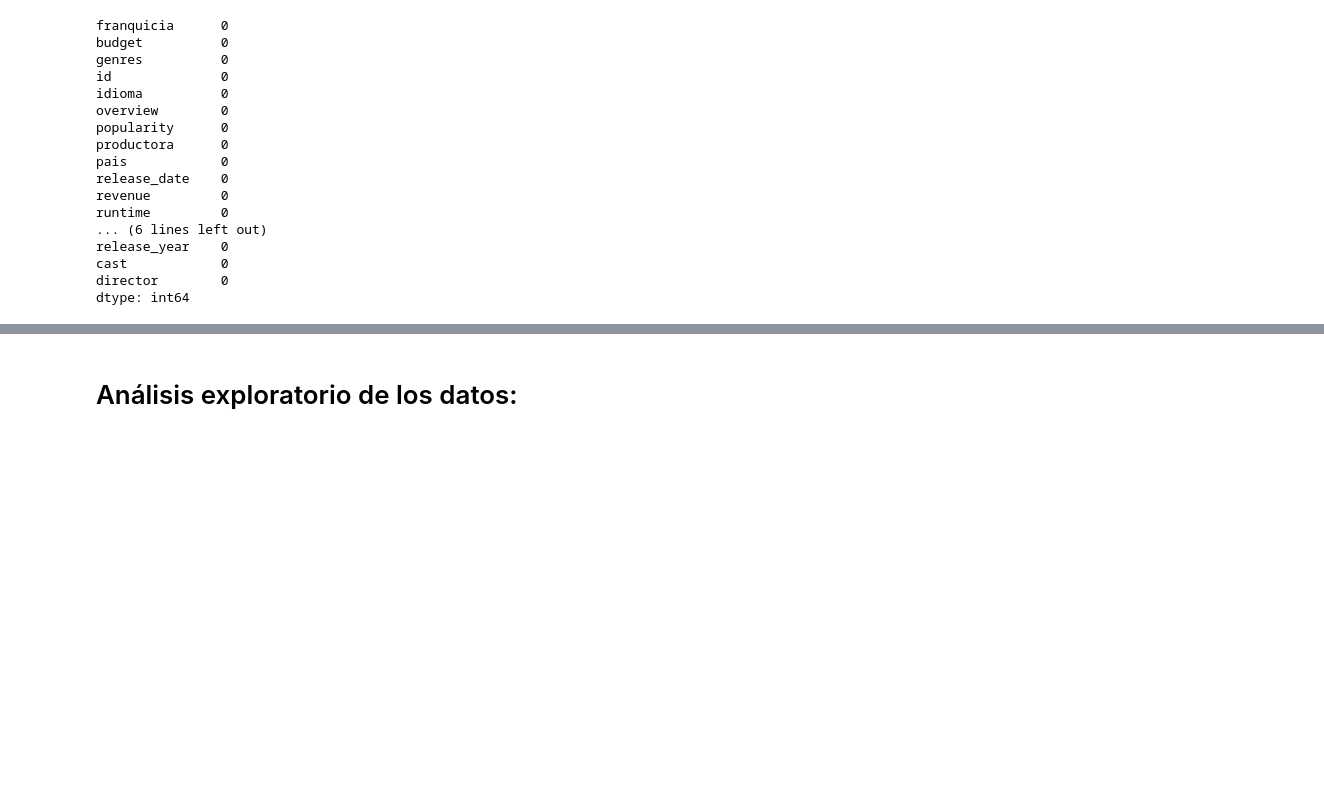
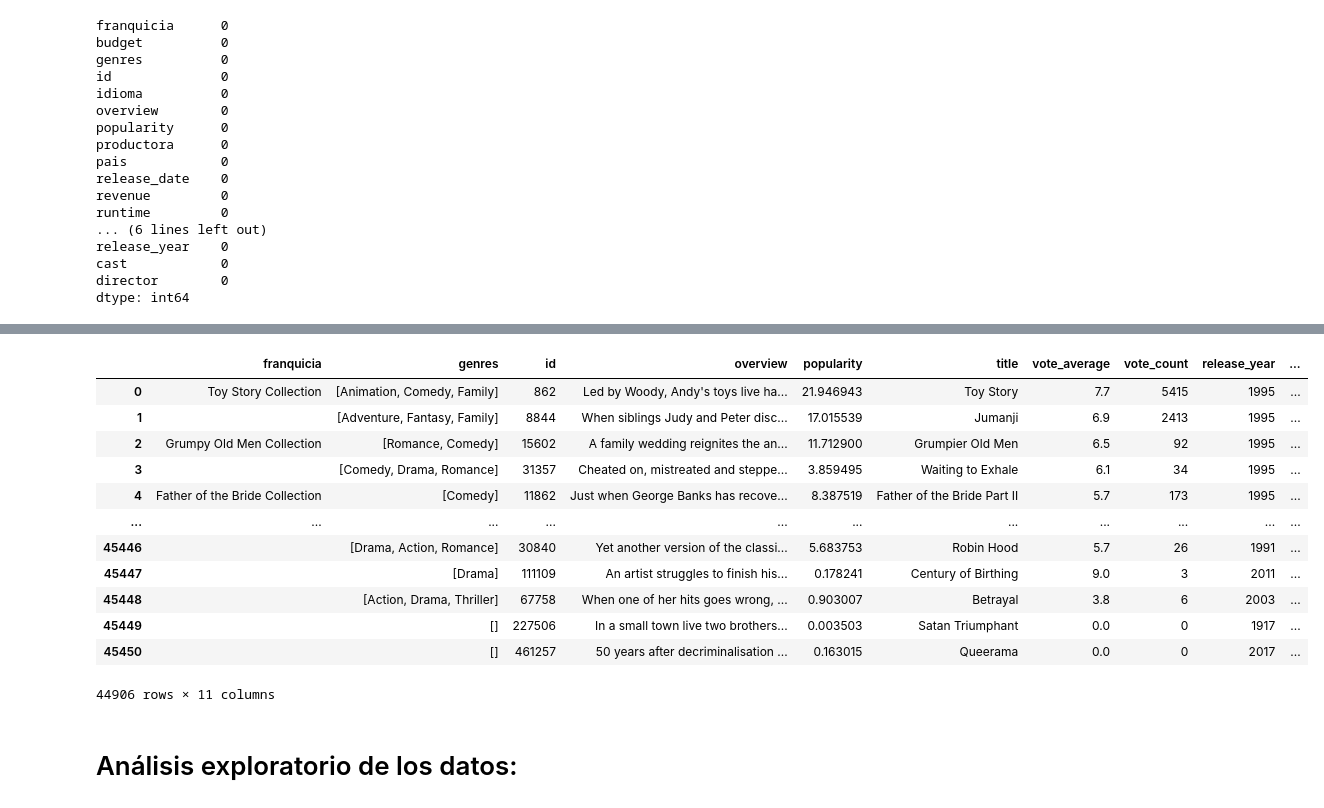
Before and after one commit to smlopez30/Proyecto-individual-Parte-1, a Jupyter notebook: DataEingenier.ipynb, the cells around one changed output, grey strips where cells are left out. Cells and saved outputs as stored; diff of their text form; code cells hidden in the pictures; blank space fills up the shorter version.

```diff
--- a/DataEingenier.ipynb
+++ b/DataEingenier.ipynb
@@ -231,11 +231,16 @@ release_year    0
 cast            0
 director        0
 dtype: int64
+# %%
+# Se crea un nuvo dataset para el sistema de recomendacion
+peliculas_procesadas = peliculas
 # %%
 # reemplazar valores NaN por cadenas vacías
-peliculas.fillna('', inplace=True)
+peliculas_procesadas.fillna('', inplace=True)
 # %%
 # Para obtener menos consumo de memoria en el sistema de recomendacion elimino las filas en la que el status no sea "Released" las filas en las que overview no contiene datos y ademas elimino la columna status
-peliculas = peliculas[peliculas['status'] == 'Released']
-peliculas = peliculas.dropna(subset=['overview'])
-peliculas.drop('status', axis=1, inplace=True)
+peliculas_procesadas = peliculas_procesadas[peliculas_procesadas['status'] == 'Released']
+peliculas_procesadas = peliculas_procesadas.dropna(subset=['overview'])
+peliculas_procesadas.drop('status', axis=1, inplace=True)
+peliculas_procesadas.drop('eslogan', axis=1, inplace=True)
+peliculas_procesadas.drop('release_date', axis=1, inplace=True)
@@ -261,3 +247,27 @@ peliculas
+# %%
+peliculas_procesadas.drop('productora', axis=1, inplace=True)
+peliculas_procesadas.drop('pais', axis=1, inplace=True)
+peliculas_procesadas.drop('idioma', axis=1, inplace=True)
+peliculas_procesadas.drop('budget', axis=1, inplace=True)
+peliculas_procesadas.drop('revenue', axis=1, inplace=True)
+peliculas_procesadas.drop('runtime', axis=1, inplace=True)
+peliculas_procesadas.drop('return', axis=1, inplace=True)
+# %%
+peliculas_procesadas
+# %% [output]
+|  | franquicia | genres | id | overview | popularity | title | vote_average | vote_count | release_year | ... |
+| 0 | Toy Story Collection | [Animation, Comedy, Family] | 862 | Led by Woody, Andy's toys live ha... | 21.946943 | Toy Story | 7.7 | 5415 | 1995 | ... |
+| 1 |  | [Adventure, Fantasy, Family] | 8844 | When siblings Judy and Peter disc... | 17.015539 | Jumanji | 6.9 | 2413 | 1995 | ... |
+| 2 | Grumpy Old Men Collection | [Romance, Comedy] | 15602 | A family wedding reignites the an... | 11.712900 | Grumpier Old Men | 6.5 | 92 | 1995 | ... |
+| 3 |  | [Comedy, Drama, Romance] | 31357 | Cheated on, mistreated and steppe... | 3.859495 | Waiting to Exhale | 6.1 | 34 | 1995 | ... |
+| 4 | Father of the Bride Collection | [Comedy] | 11862 | Just when George Banks has recove... | 8.387519 | Father of the Bride Part II | 5.7 | 173 | 1995 | ... |
+| ... | ... | ... | ... | ... | ... | ... | ... | ... | ... | ... |
+| 45446 |  | [Drama, Action, Romance] | 30840 | Yet another version of the classi... | 5.683753 | Robin Hood | 5.7 | 26 | 1991 | ... |
+| 45447 |  | [Drama] | 111109 | An artist struggles to finish his... | 0.178241 | Century of Birthing | 9.0 | 3 | 2011 | ... |
+| 45448 |  | [Action, Drama, Thriller] | 67758 | When one of her hits goes wrong, ... | 0.903007 | Betrayal | 3.8 | 6 | 2003 | ... |
+| 45449 |  | [] | 227506 | In a small town live two brothers... | 0.003503 | Satan Triumphant | 0.0 | 0 | 1917 | ... |
+| 45450 |  | [] | 461257 | 50 years after decriminalisation ... | 0.163015 | Queerama | 0.0 | 0 | 2017 | ... |
+44906 rows × 11 columns
 # %% [markdown]
 # Análisis exploratorio de los datos:
 # %%
```
Also changed, not shown: parts of 10 cells of this notebook, 4 other files.
